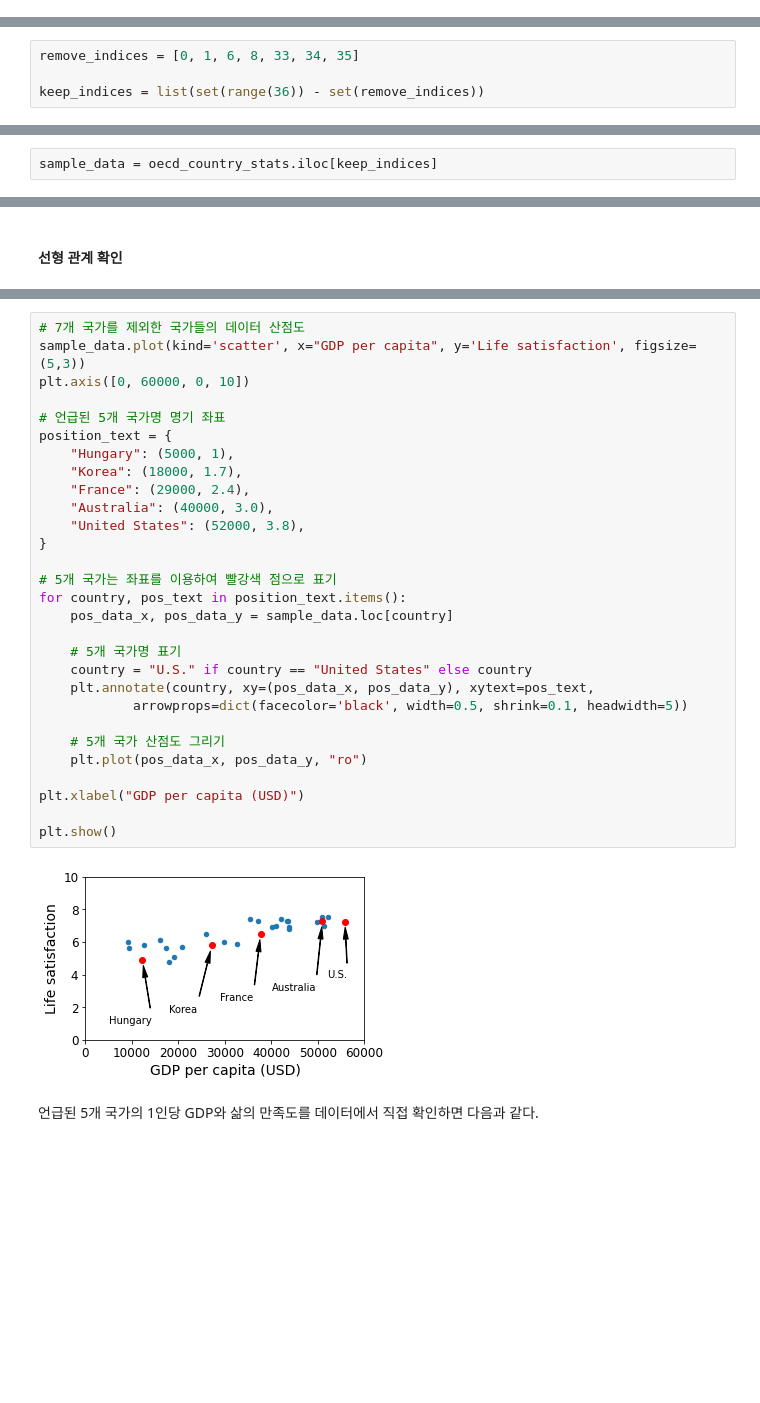
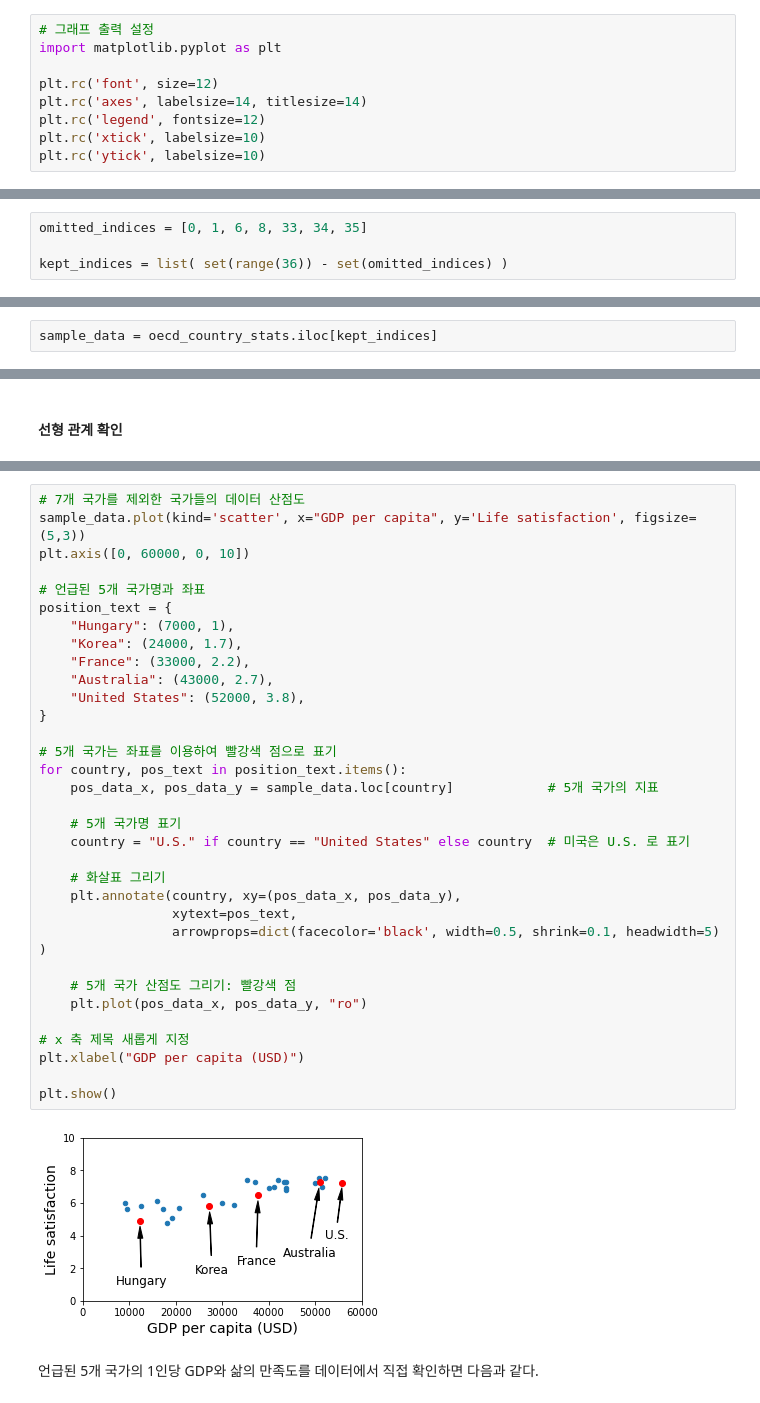
Before and after one commit to codingalzi/handson-ml3, a Jupyter notebook: notebooks/code_ml_landscape.ipynb, the cells around one changed output, grey strips where cells are left out. Saved outputs shown, nothing was run; the diff lists cells and outputs as text; blank space fills up the shorter version.

```diff
--- a/notebooks/code_ml_landscape.ipynb
+++ b/notebooks/code_ml_landscape.ipynb
@@ -32,3 +32,12 @@ mpl.rc('ytick', labelsize=12)
+# %%
+# 그래프 출력 설정
+import matplotlib.pyplot as plt
+
+plt.rc('font', size=12)
+plt.rc('axes', labelsize=14, titlesize=14)
+plt.rc('legend', fontsize=12)
+plt.rc('xtick', labelsize=10)
+plt.rc('ytick', labelsize=10)
 # %% [markdown]
 ## 선형회귀 모델 구현
 # %% [markdown]
@@ -396,7 +432,7 @@ oecd_country_stats
 # %%
-remove_indices = [0, 1, 6, 8, 33, 34, 35]
+omitted_indices = [0, 1, 6, 8, 33, 34, 35]
 
-keep_indices = list(set(range(36)) - set(remove_indices))
+kept_indices = list( set(range(36)) - set(omitted_indices) )
 # %% [markdown]
 제외된 7개 국가의 1인당 GDP와 삶의 만족도 데이터는 다음과 같다.
 # %%
@@ -418,2 +454,2 @@ missing_data
 # %%
-sample_data = oecd_country_stats.iloc[keep_indices]
+sample_data = oecd_country_stats.iloc[kept_indices]
@@ -432,34 +470,38 @@ sample_data = oecd_country_stats.iloc[keep_indices]
 # %%
 # 7개 국가를 제외한 국가들의 데이터 산점도
 sample_data.plot(kind='scatter', x="GDP per capita", y='Life satisfaction', figsize=(5,3))
 plt.axis([0, 60000, 0, 10])
 
-# 언급된 5개 국가명 명기 좌표
+# 언급된 5개 국가명과 좌표
 position_text = {
-    "Hungary": (5000, 1),
-    "Korea": (18000, 1.7),
-    "France": (29000, 2.4),
-    "Australia": (40000, 3.0),
+    "Hungary": (7000, 1),
+    "Korea": (24000, 1.7),
+    "France": (33000, 2.2),
+    "Australia": (43000, 2.7),
     "United States": (52000, 3.8),
 }
 
 # 5개 국가는 좌표를 이용하여 빨강색 점으로 표기
 for country, pos_text in position_text.items():
-    pos_data_x, pos_data_y = sample_data.loc[country]
+    pos_data_x, pos_data_y = sample_data.loc[country]            # 5개 국가의 지표
 
     # 5개 국가명 표기
-    country = "U.S." if country == "United States" else country
-    plt.annotate(country, xy=(pos_data_x, pos_data_y), xytext=pos_text,
-            arrowprops=dict(facecolor='black', width=0.5, shrink=0.1, headwidth=5))
+    country = "U.S." if country == "United States" else country  # 미국은 U.S. 로 표기
 
-    # 5개 국가 산점도 그리기
+    # 화살표 그리기
+    plt.annotate(country, xy=(pos_data_x, pos_data_y),
+                 xytext=pos_text,
+                 arrowprops=dict(facecolor='black', width=0.5, shrink=0.1, headwidth=5) )
+
+    # 5개 국가 산점도 그리기: 빨강색 점
     plt.plot(pos_data_x, pos_data_y, "ro")
 
+# x 축 제목 새롭게 지정
 plt.xlabel("GDP per capita (USD)")
 
 plt.show()
 # %% [output]
-[figure, old version]
+[figure, new version]
 # %% [markdown]
 언급된 5개 국가의 1인당 GDP와 삶의 만족도를 데이터에서 직접 확인하면 다음과 같다.
 # %%
```
Also changed, not shown: parts of 80 cells of this notebook, 18 other files.
